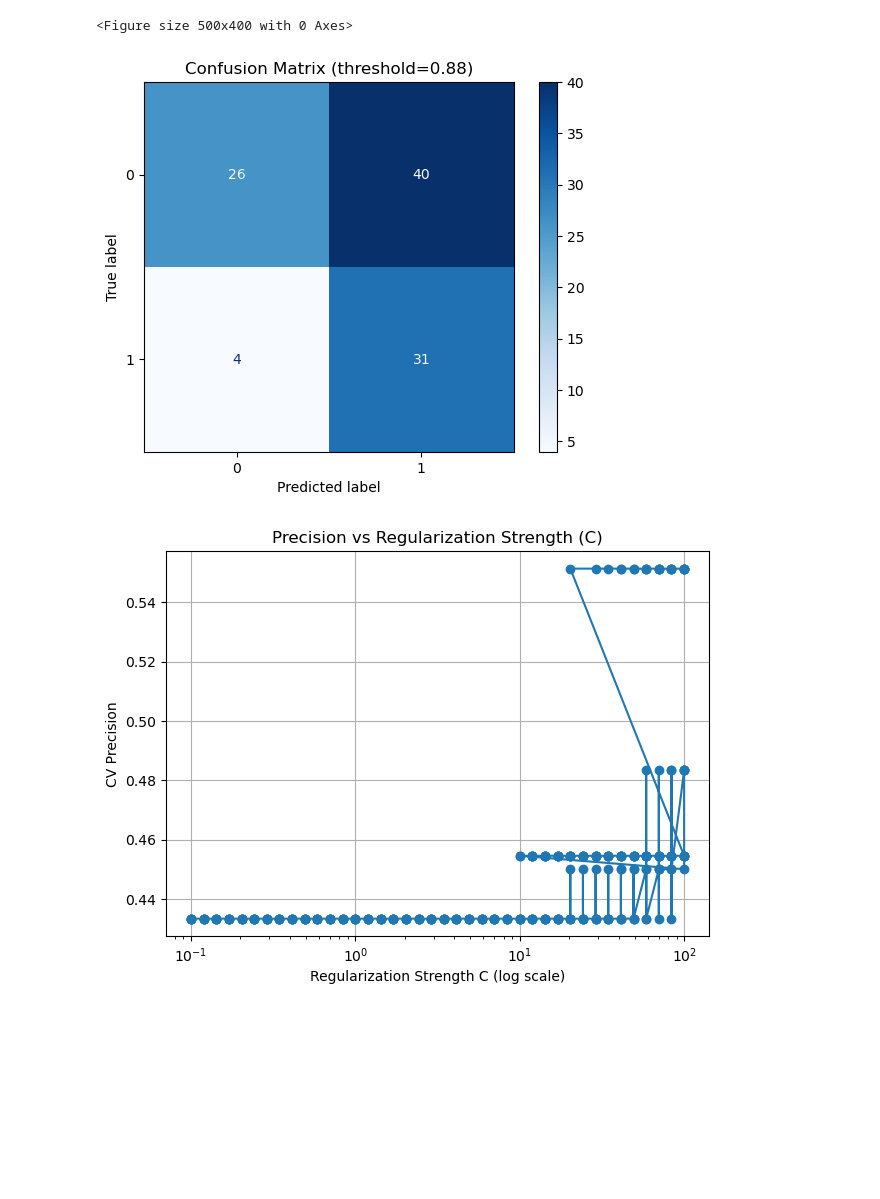
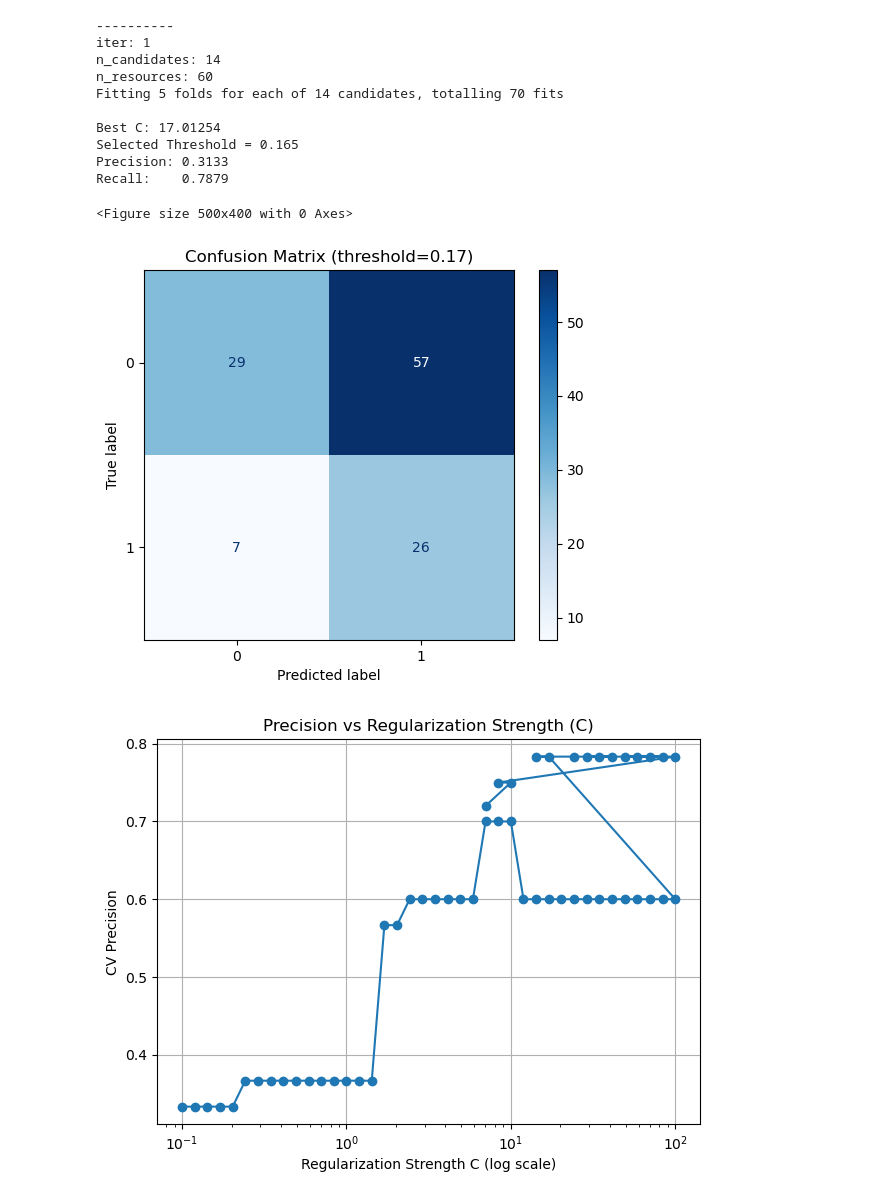
Before and after one commit to Fderick/UMPredict, a Jupyter notebook: UMPredict/UMP_Example.ipynb, the cells around one changed output. Drawn from its saved outputs; the diff is of its cells as text; code cells hidden in the pictures; blank space fills up the shorter version.

Commit message:
Edited SMOTE application
d

```diff
--- a/UMPredict/UMP_Example.ipynb
+++ b/UMPredict/UMP_Example.ipynb
@@ -185,44 +115,18 @@ def UMP_predictor_model(X_train, y_train, X_valid, y_valid, target_precision=0.9
     """
 
     # -------------------------
-    # 1. SMOTEENN Resampling
-    # -------------------------
-    smote_enn = SMOTEENN(random_state=42)
-
-    # smote = SMOTE(sampling_strategy=0.5, k_neighbors=7, random_state=42)
-    # enn = EditedNearestNeighbours(n_neighbors=5, kind_sel='mode')
-
-    # smote_enn = SMOTEENN(
-    #     sampling_strategy='auto',
-    #     random_state=42,
-    #     smote=smote,
-    #     enn=enn,
-    #     n_jobs=-1
-    # )
-
-
-
-    X_train_res, y_train_res = smote_enn.fit_resample(X_train, y_train)
-
-    # -------------------------
-    # 2. Scale data
-    # -------------------------
-    scaler = StandardScaler()
-    X_train_res = scaler.fit_transform(X_train_res)
-    X_valid_scaled = scaler.transform(X_valid)
-
-    # -------------------------
     # 3. Model + Halving Grid Search
     # -------------------------
     model = LogisticRegression(
-        #class_weight={0: 1, 1: 50},
+        class_weight={0:1,1:2},
+        #class_weight='balanced',
         solver='lbfgs',
         max_iter=10000
     )
 
     param_grid = {
         'C': np.logspace(-1, 2, 40),
-        'class_weight':[{0:1,1:50},{0:1,1:500},{0:1,1:10},{0:1,1:25},{0:1,1:100}]
+        #'class_weight':[{0:1,1:50},{0:1,1:500},{0:1,1:10},{0:1,1:25},{0:1,1:100}]
         }
 
     search = HalvingGridSearchCV(
@@ -234,14 +138,14 @@ def UMP_predictor_model(X_train, y_train, X_valid, y_valid, target_precision=0.9
         verbose=1
     )
 
-    search.fit(X_train_res, y_train_res)
+    search.fit(X_train, y_train)
     best_model = search.best_estimator_
     print(f"\nBest C: {search.best_params_['C']:.5f}")
 
     # -------------------------
     # 4. Validation Predictions
     # -------------------------
-    y_probs = best_model.predict_proba(X_valid_scaled)[:, 1]
+    y_probs = best_model.predict_proba(X_valid)[:, 1]
 
     # Compute precision-recall pairs
     precisions, recalls, thresholds = precision_recall_curve(y_valid, y_probs)
@@ -298,12 +202,13 @@ def UMP_predictor_model(X_train, y_train, X_valid, y_valid, target_precision=0.9
 
     plt.xlabel("Recall")
     plt.ylabel("Precision")
+    plt.ylim(0,1)
     plt.title("Precision–Recall Curve")
     plt.grid(True)
     plt.show()
 
-    return best_model, best_threshold, scaler
+    return best_model, best_threshold
 # %%
 # Assuming you already have X_train_scaled, X_val_scaled, y_train, y_val
-best_model,best_threshold, scaler = UMP_predictor_model(x_train, y_train, x_val, y_val,target_precision=0.60)
+best_model,best_threshold = UMP_predictor_model(x_train, y_train, x_val, y_val,target_precision=0.60)
 # %% [output]
@@ -327,3 +227,13 @@ Recall:    0.8857
-<Figure size 500x400 with 0 Axes>
+----------
+iter: 1
+n_candidates: 14
+n_resources: 60
+Fitting 5 folds for each of 14 candidates, totalling 70 fits
+
+Best C: 17.01254
+Selected Threshold = 0.165
+Precision: 0.3133
+Recall:    0.7879
+<Figure size 500x400 with 0 Axes>
-[figure, old version]
+[figure, new version]
-[figure, old version]
+[figure, new version]
```
Also changed, not shown: parts of 15 cells of this notebook, 1 other file.
